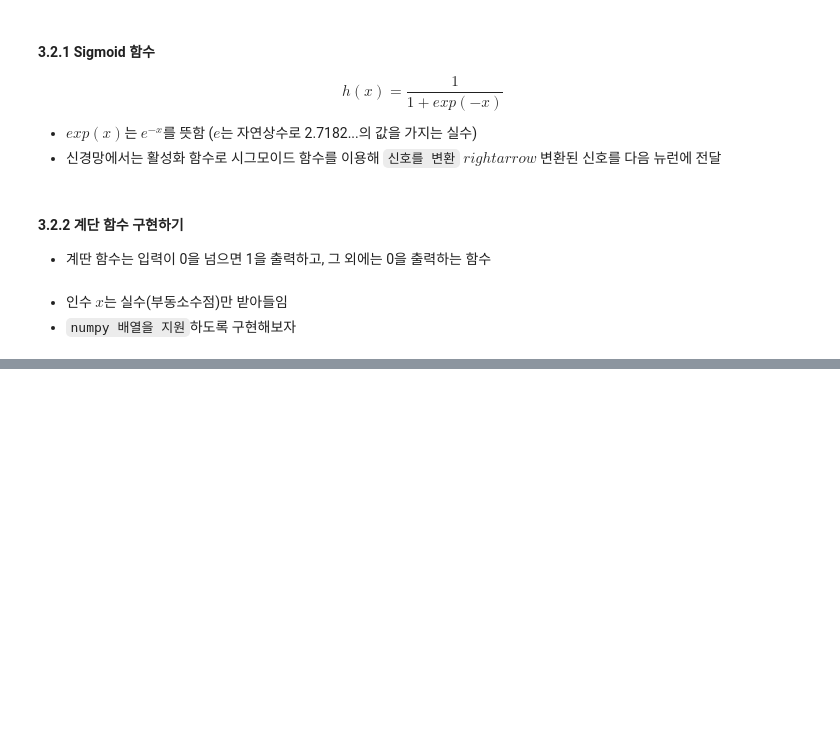
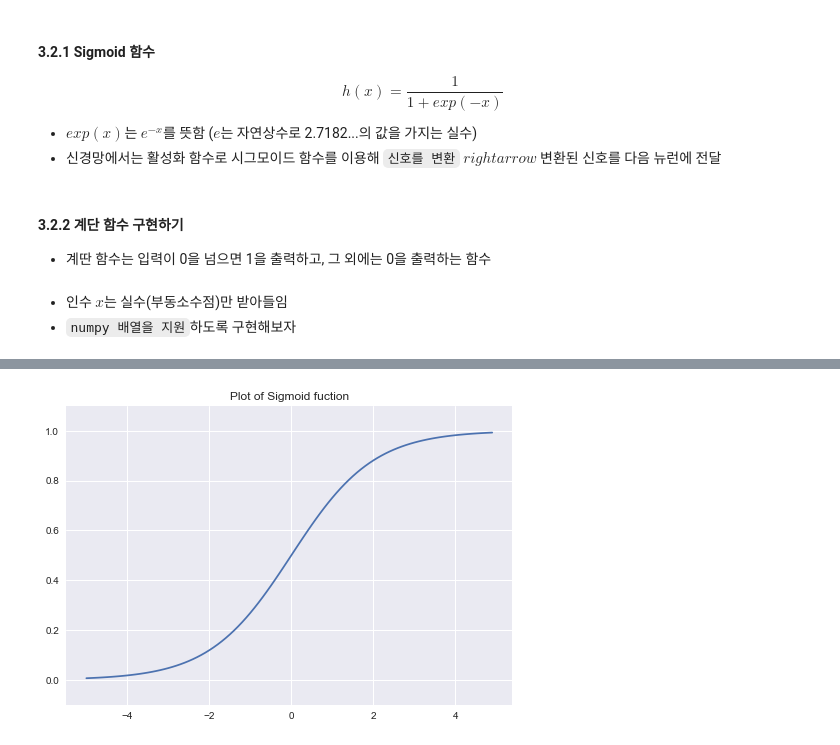
Before and after one commit to Giga2roo/Logs_of_Study_TIL, a Jupyter notebook: DL_from_Scratch_Ch03_Neural_Network.ipynb, the cells around one changed output, grey strips where cells are left out. Saved outputs shown, nothing was run; the diff lists cells and outputs as text; code cells hidden in the pictures; blank space fills up the shorter version.

```diff
--- a/DL_from_Scratch_Ch03_Neural_Network.ipynb
+++ b/DL_from_Scratch_Ch03_Neural_Network.ipynb
@@ -67,0 +102,3 @@ def step_function(x):
+# %%
+def sigmoid(x):
+    return 1 / (1 + np.exp(-x))
@@ -67,0 +110,10 @@ def step_function(x):
+# %%
+x = np.arange(-5.0, 5.0, 0.1)
+y = sigmoid(x)
+plt.plot(x, y)
+plt.ylim(-0.1, 1.1)
+plt.style.use("seaborn")
+plt.title("Plot of Sigmoid fuction")
+plt.show()
+# %% [output]
+[figure, added]
```
Also changed, not shown: parts of 11 cells of this notebook, 4 other files.
